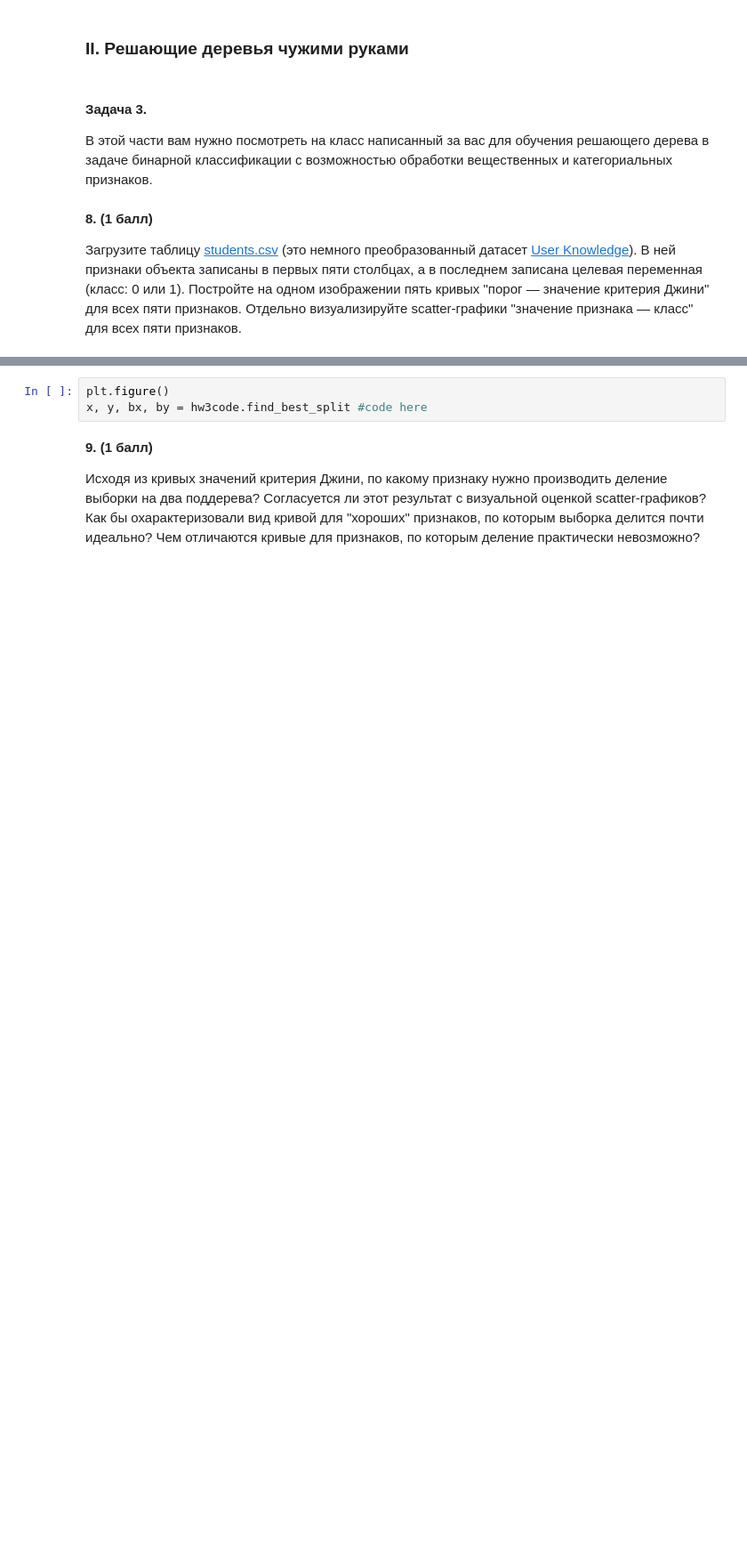
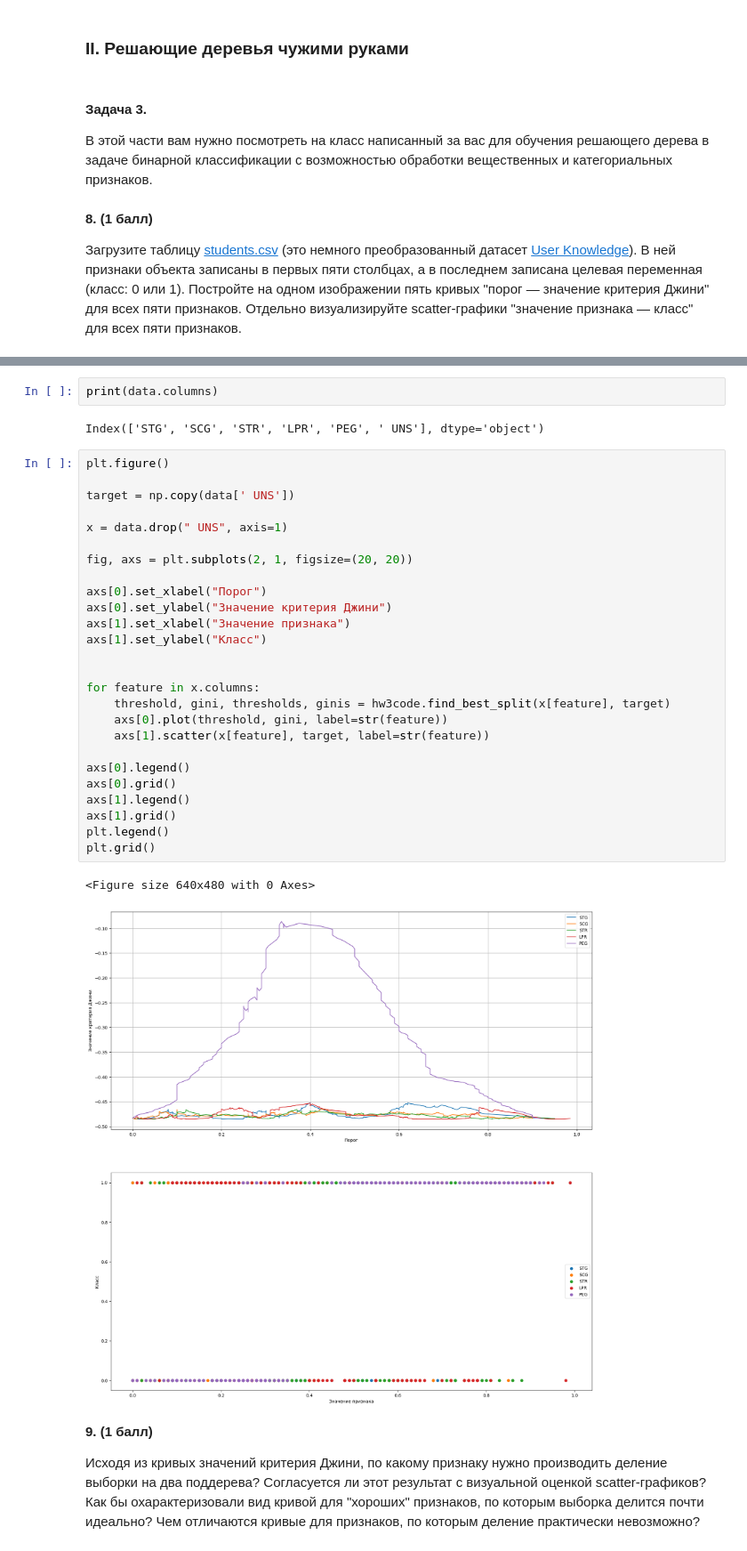
Before and after one commit to Temon116/ML1, a Jupyter notebook: task7/task7_dstree_practice.ipynb, the cells around one changed output, grey strips where cells are left out. Shown at 89% size. Saved outputs shown, nothing was run; the diff lists cells and outputs as text; blank space fills up the shorter version.

```diff
--- a/task7/task7_dstree_practice.ipynb
+++ b/task7/task7_dstree_practice.ipynb
@@ -64,6 +155,36 @@ reload(hw3code)
-# %%
-plt.figure()
-x, y, bx, by = hw3code.find_best_split #code here
+# %%
+print(data.columns)
+# %% [output]
+Index(['STG', 'SCG', 'STR', 'LPR', 'PEG', ' UNS'], dtype='object')
+# %%
+plt.figure()
+
+target = np.copy(data[' UNS'])
+
+x = data.drop(" UNS", axis=1)
+
+fig, axs = plt.subplots(2, 1, figsize=(20, 20))
+
+axs[0].set_xlabel("Порог")
+axs[0].set_ylabel("Значение критерия Джини")
+axs[1].set_xlabel("Значение признака")
+axs[1].set_ylabel("Класс")
+
+
+for feature in x.columns:
+    threshold, gini, thresholds, ginis = hw3code.find_best_split(x[feature], target)
+    axs[0].plot(threshold, gini, label=str(feature))
+    axs[1].scatter(x[feature], target, label=str(feature))
+
+axs[0].legend()
+axs[0].grid()
+axs[1].legend()
+axs[1].grid()
+plt.legend()
+plt.grid()
+# %% [output]
+<Figure size 640x480 with 0 Axes>
+[figure, added]
 # %% [markdown]
 __9. (1 балл)__
 
```
Also changed, not shown: parts of 24 cells of this notebook.
